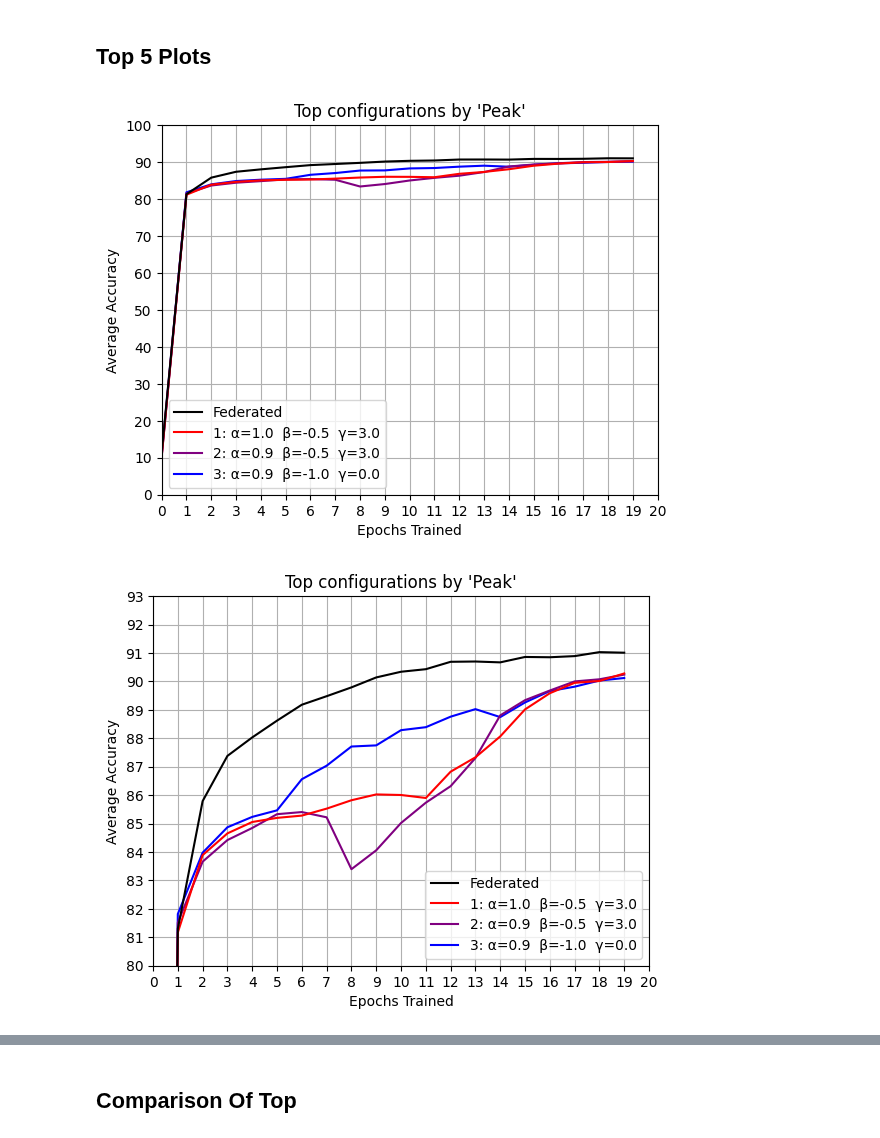
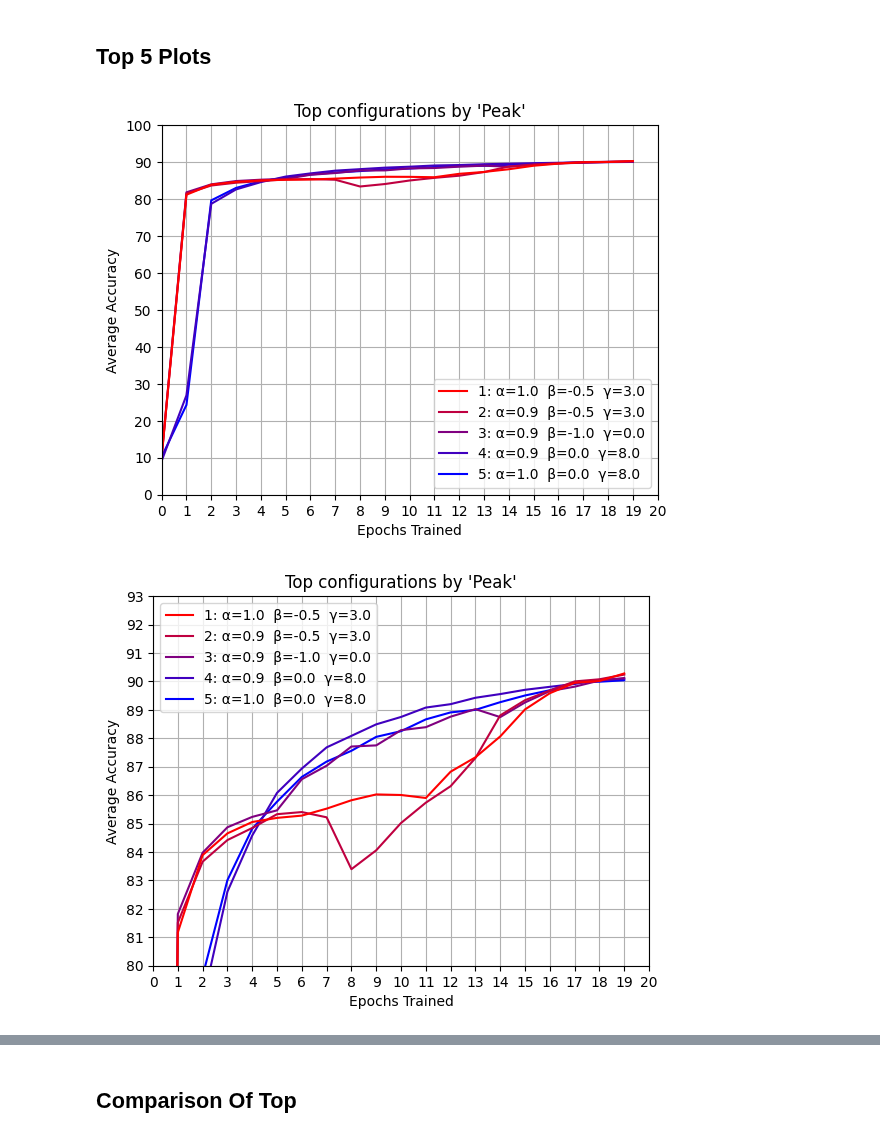
Before and after one commit to JoshPattman/thirdyear-proj, a Jupyter notebook: comp3200-cw/v3/visualise.ipynb, the cells around one changed output, grey strips where cells are left out. Cells and saved outputs as stored; diff of their text form; code cells hidden in the pictures.

```diff
--- a/comp3200-cw/v3/visualise.ipynb
+++ b/comp3200-cw/v3/visualise.ipynb
@@ -145,9 +167,9 @@ def top_plot(n, by, title, plot_std=False, show_fl=False, zoom=False):
     plt.legend(reversed(handles), reversed(labels))
     plt.show()
 # %%
-top_plot(3, "peak", "Top configurations by 'Peak'", show_fl=True)
-top_plot(3, "peak", "Top configurations by 'Peak'", show_fl=True, zoom=True)
+top_plot(5, "peak", "Top configurations by 'Peak'", show_fl=False)
+top_plot(5, "peak", "Top configurations by 'Peak'", show_fl=False, zoom=True)
 # %% [output]
-[figure, old version]
+[figure, new version]
-[figure, old version]
+[figure, new version]
 # %%
```
Also changed, not shown: parts of 5 cells of this notebook, 32 other files.
